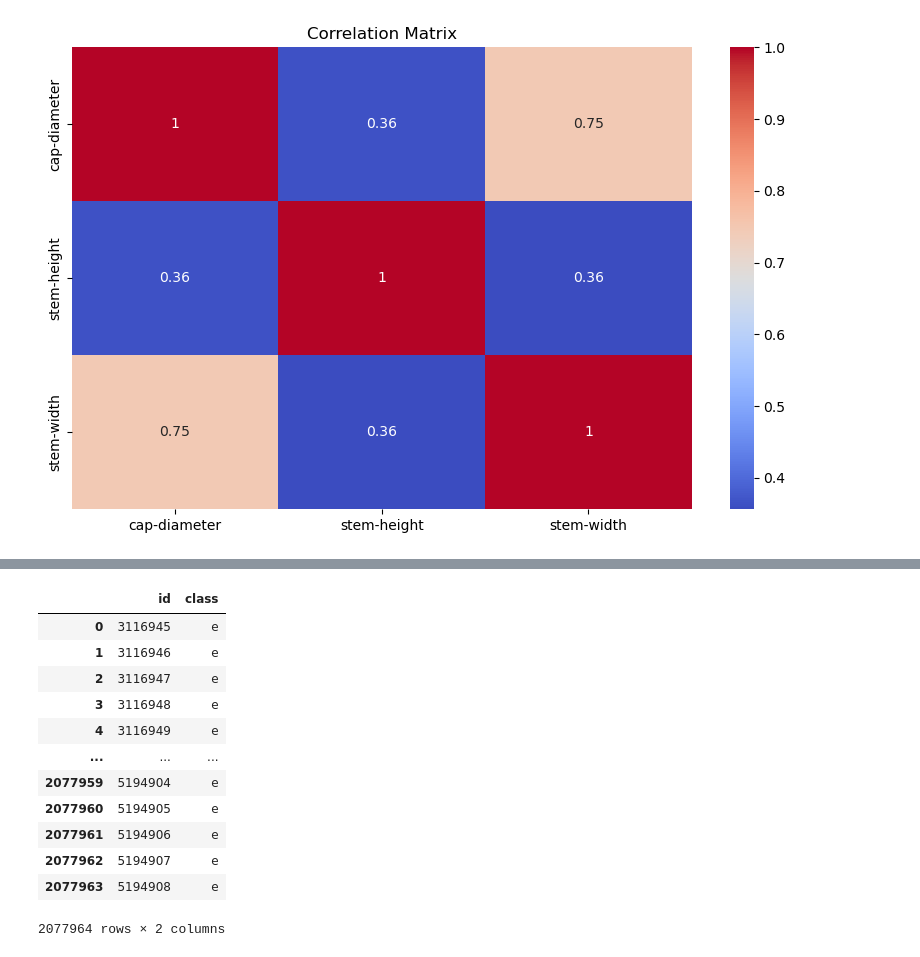
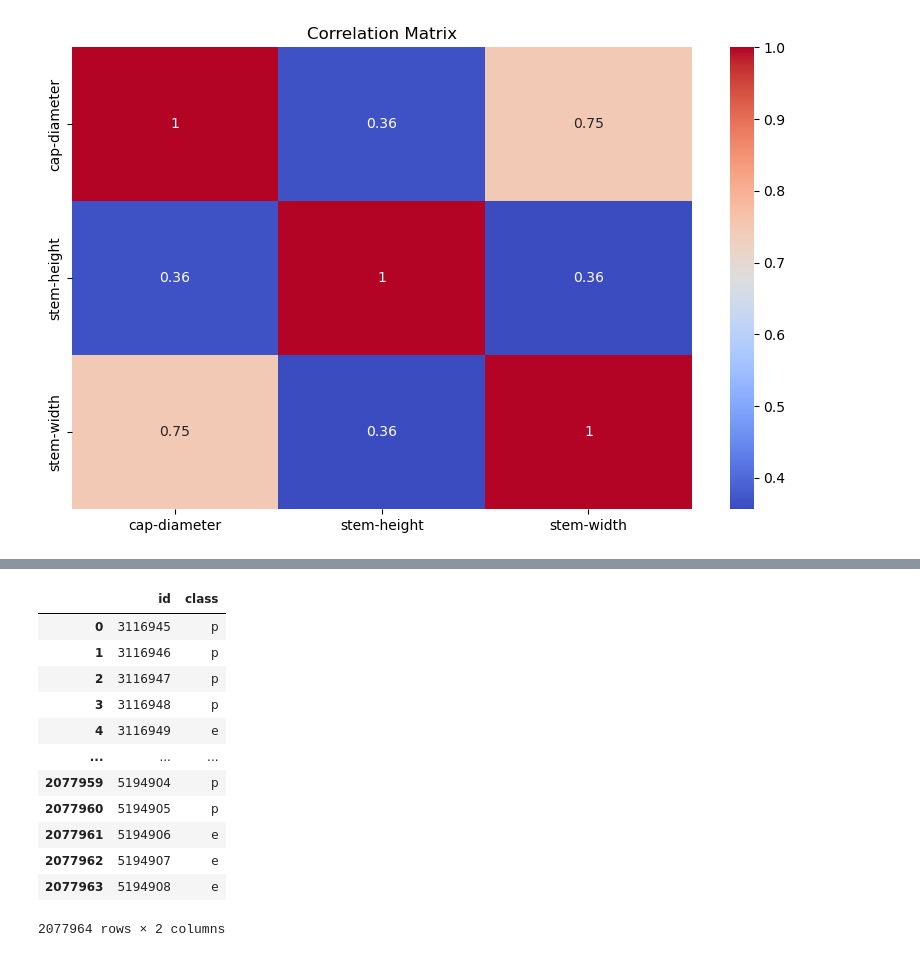
Before and after one commit to rishikesanr/ML-Statistical-Analytics, a Jupyter notebook: Kaggle/Class_Prediction/Class_Prediction.ipynb, the cells around one changed output, grey strips where cells are left out. Saved outputs shown, nothing was run; the diff lists cells and outputs as text; code cells hidden in the pictures.

```diff
--- a/Kaggle/Class_Prediction/Class_Prediction.ipynb
+++ b/Kaggle/Class_Prediction/Class_Prediction.ipynb
@@ -128,10 +156,5 @@ data.dropna(subset=['cap-diameter'], inplace=True)
 # %%
-# Train test split
+X = data[numerical_cols]
+y = data['class']
 
-# X = data.drop('class_label', axis=1)  # Features
-
-#Only numerical columns as the model features
-X = data[numerical_cols]
-y = data['class_label']  # Target
-
-X_train, X_test, y_train, y_test = train_test_split(X, y, test_size=0.3, random_state=42)
+X_train, X_test, y_train, y_test = train_test_split(X, y_encoded, test_size=0.3, random_state=42)
@@ -142,2 +160,0 @@ model = LogisticRegression(max_iter=1000)
-# %%
-model.fit(X_train, y_train)
@@ -148,15 +186,16 @@ LogisticRegression(max_iter=1000)
 # %%
-y_pred = model.predict(X_test)
+# Fit the best model (Random Forest in this case)
+best_pipeline = xgb_pipeline
+best_pipeline.fit(X_train, y_train)
 
-# Accuracy
+# Make predictions on the test set
+y_pred = best_pipeline.predict(X_test)
+
+# Evaluate the model
 accuracy = accuracy_score(y_test, y_pred)
 print(f'Accuracy: {accuracy:.2f}')
-
-# Classification report
 print('Classification Report:')
 print(classification_report(y_test, y_pred))
-
-# Confusion matrix
 print('Confusion Matrix:')
 print(confusion_matrix(y_test, y_pred))
 # %% [output]
@@ -291,16 +219,33 @@ predictions_df
-# %%
-sample_submission
-# %% [output]
-|  | id | class |
-| 0 | 3116945 | e |
-| 1 | 3116946 | e |
-| 2 | 3116947 | e |
-| 3 | 3116948 | e |
-| 4 | 3116949 | e |
-| ... | ... | ... |
-| 2077959 | 5194904 | e |
-| 2077960 | 5194905 | e |
-| 2077961 | 5194906 | e |
-| 2077962 | 5194907 | e |
-| 2077963 | 5194908 | e |
-2077964 rows × 2 columns
+# %%
+# Load the test data
+test_data = pd.read_csv('~/Documents/Kaggle/test.csv')
+
+final_predictions = best_pipeline.predict(test_data[numerical_cols])
+
+# Convert the predictions back to the original class labels
+test_data['class'] = label_encoder.inverse_transform(final_predictions)
+
+# Prepare the final submission
+submission_df = pd.DataFrame({
+    'id': test_data['id'],
+    'class': test_data['class']
+})
+
+# Save the submission file
+submission_df.to_csv('~/Documents/Kaggle/submission.csv', index=False)
+# %%
+submission_df
+# %% [output]
+|  | id | class |
+| 0 | 3116945 | p |
+| 1 | 3116946 | p |
+| 2 | 3116947 | p |
+| 3 | 3116948 | p |
+| 4 | 3116949 | e |
+| ... | ... | ... |
+| 2077959 | 5194904 | p |
+| 2077960 | 5194905 | p |
+| 2077961 | 5194906 | e |
+| 2077962 | 5194907 | e |
+| 2077963 | 5194908 | e |
+2077964 rows × 2 columns
```
Also changed, not shown: parts of 32 cells of this notebook.
